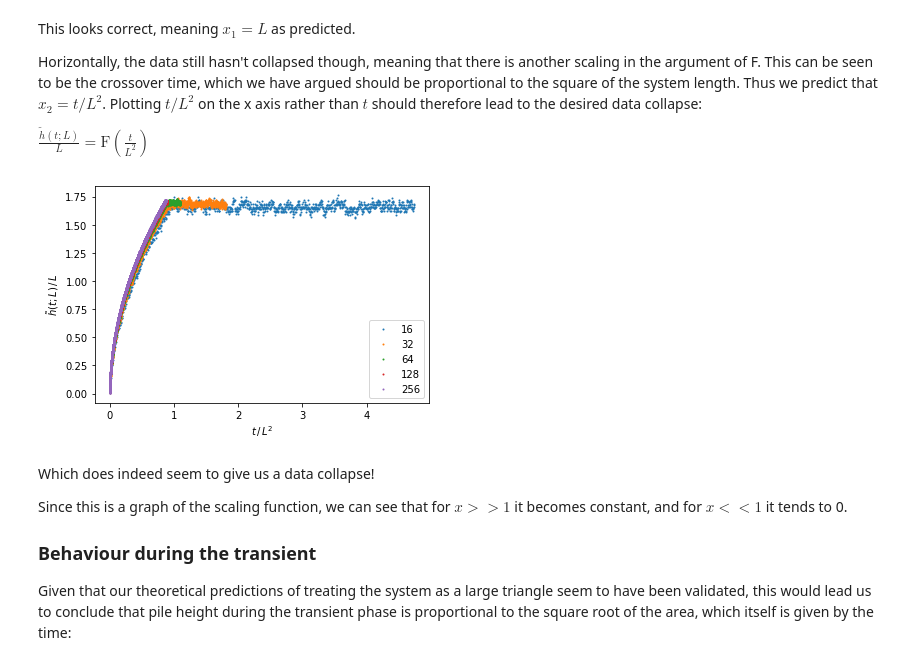
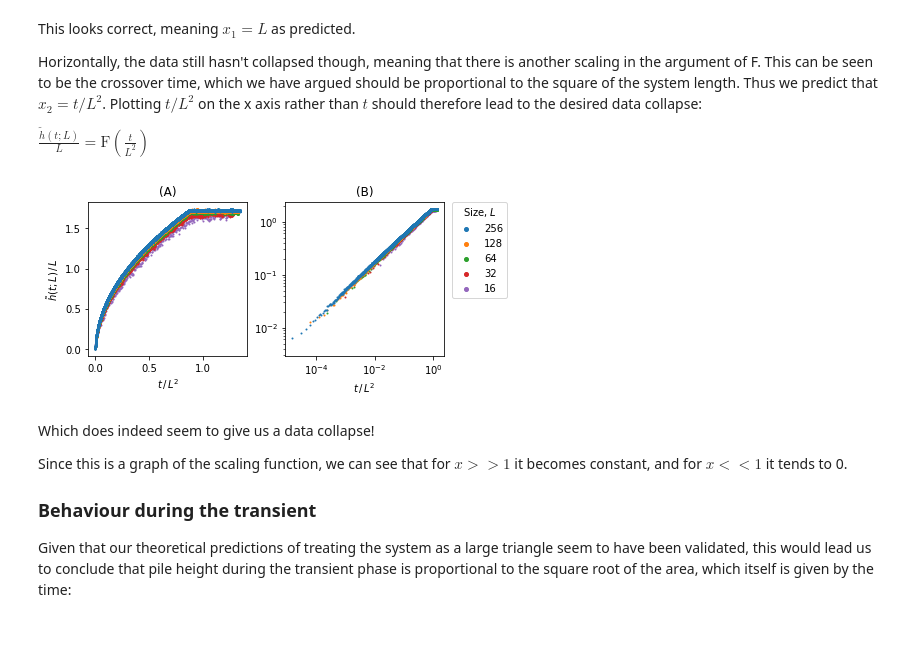
Before and after one commit to bdgrichards/oslo, a Jupyter notebook: oslo.ipynb, the cells around one changed output. Drawn from its saved outputs; the diff is of its cells as text; code cells hidden in the pictures; blank space fills up the shorter version.

Commit message:
Add draft final figures for pile height

```diff
--- a/oslo.ipynb
+++ b/oslo.ipynb
@@ -172,6 +175,9 @@ class Model:
                     pointer = 0
             else:
                 pointer += 1
+        # check values aren't approaching the 32 bit limit
+        if counter > 2e9:
+            raise Exception("Counter approaching 32 bit limit")
         return counter
 
     def cycle_with_threshold_transition_counts(self) -> dict[int, dict[int, int]]:
@@ -260,13 +266,15 @@ class Model:
         f = plt.figure()
         f.set_figwidth(3)
         f.set_figheight(6)
-        plt.bar(np.array(range(self.length)) + 1, heights, width=0.95)
+        plt.bar(np.array(range(self.length)) + 1,
+                heights, width=0.95, color='grey')
         plt.axis('scaled')
         plt.yticks(range(self.length * 2))
         plt.xticks(np.array(range(self.length)) + 1)
         plt.ylabel("Height")
         plt.xlabel("Site, i")
         plt.grid(axis='y')
+        # plt.savefig("system.svg", format='svg', bbox_inches='tight')
         plt.show()
 # %%
 # a useful function, used throughout the script
@@ -1171,7 +1224,8 @@ for length in lengths:
         while model.get_is_transient():
             model.cycle()
             height_values.append(model.get_pile_height())
-        for i in range(steady_state_cycles):
+        # continue for 1/2 L^2 more cycles
+        for i in range(int(0.5*length**2)):
             model.cycle()
             height_values.append(model.get_pile_height())
         height_lists.append(height_values)
@@ -1234,21 +1288,40 @@ $\frac{\tilde{h}(t;L)}{L} = \text{F}(\frac{t}{L^2})$
 # %%
 y_vals = [np.array(i) for i in average_heights_with_time]
 x_vals = [np.array(range(len(average_heights_with_time[i])))/(lengths[i]**2)
           for i in range(len(average_heights_with_time))]
 
 # divide each of the y_vals by their system length
 for i in range(len(y_vals)):
     y_vals[i] = y_vals[i] / lengths[i]
 
+# plotting
+fig = plt.figure(figsize=(6.5, 3), layout="constrained")
+
+# linear
+ax1 = fig.add_subplot(121)
 for i in range(len(lengths)):
-    plt.scatter(x_vals[i], y_vals[i], label=str(
-        lengths[i]), s=1)
-plt.legend()
-plt.xlabel(r"$t \, / \, L^2$")
-plt.ylabel(r"$\tilde{h}(t;L) \, / \, L$")
-plt.show()
+    ax1.scatter(x_vals[i], y_vals[i], label=str(
+        lengths[i]), s=1, c="C%i" % (len(lengths) - i - 1))
+ax1.set_xlabel(r"$t \, / \, L^2$")
+ax1.set_ylabel(r"$\tilde{h}(t;L) \, / \, L$")
+ax1.set_title("(A)")
+
+# logarithmic
+ax2 = fig.add_subplot(122)
+for i in range(len(lengths)):
+    ax2.scatter(x_vals[i], y_vals[i], label=str(
+        lengths[i]), s=1, c="C%i" % (len(lengths) - i - 1))
+handles, labels = ax2.get_legend_handles_labels()
+ax2.legend(reversed(handles), reversed(labels), bbox_to_anchor=(
+    1.05, 1), loc='upper left', borderaxespad=0., title="Size, $L$", markerscale=4)
+ax2.set_xlabel(r"$t \, / \, L^2$")
+ax2.set_xscale('log')
+ax2.set_yscale('log')
+ax2.set_title("(B)")
+
+# plt.savefig('data_collapse.svg', format='svg', bbox_inches='tight')
 # %% [output]
-[figure, old version]
+[figure, new version]
 # %% [markdown]
 Which does indeed seem to give us a data collapse!
 
```
Also changed, not shown: parts of 44 cells of this notebook, 8 other files.
